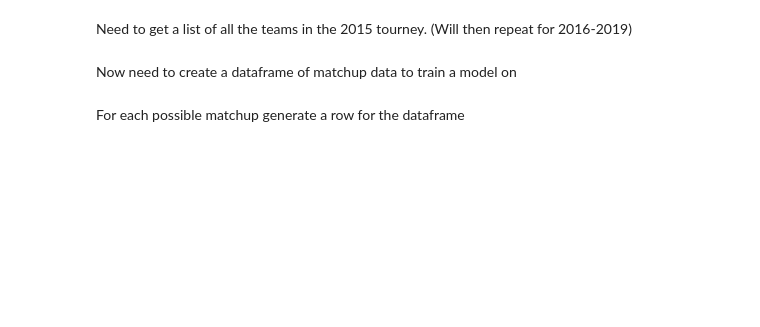
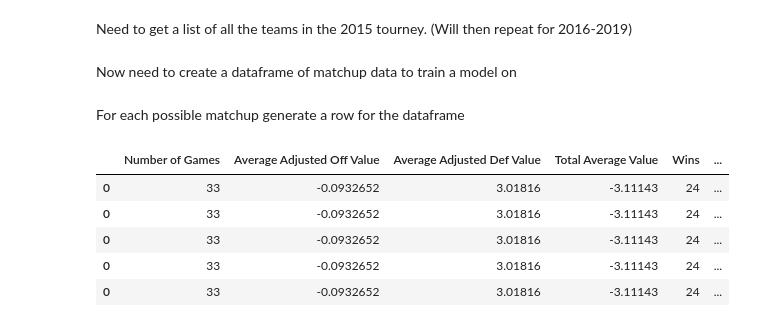
Before and after one commit to PeckJackson/kaggleProjects, a Jupyter notebook: NCAA Mens 2020/data/Untitled.ipynb, the cells around one changed output. Saved outputs shown, nothing was run; the diff lists cells and outputs as text; code cells hidden in the pictures; blank space fills up the shorter version.

```diff
--- a/NCAA Mens 2020/data/Untitled.ipynb
+++ b/NCAA Mens 2020/data/Untitled.ipynb
@@ -457,6 +676,7 @@ teams_2015 = list(set(teams_2015))
 Now need to create a dataframe of matchup data to train a model on
 # %%
 import itertools
+teams_2015.sort()
 # %%
 matchups = list(itertools.combinations(teams_2015,2))
 # %%
@@ -481,5 +701,7 @@ def matchup_data_gen(teamID_1, teamID_2, dataframe):
 # %% [markdown]
 For each possible matchup generate a row for the dataframe
 # %%
+df_2015_matchups = pd.DataFrame()
 for matchup in matchups:
     data = matchup_data_gen(matchup[0],matchup[1],df_all_2015)
+    df_2015_matchups = pd.concat([df_2015_matchups, data])
@@ -497,0 +708,9 @@ df_all_2015.loc[1248]
+# %%
+df_2015_matchups.head()
+# %% [output]
+|  | Number of Games | Average Adjusted Off Value | Average Adjusted Def Value | Total Average Value | Wins | ... |
+| 0 | 33 | -0.0932652 | 3.01816 | -3.11143 | 24 | ... |
+| 0 | 33 | -0.0932652 | 3.01816 | -3.11143 | 24 | ... |
+| 0 | 33 | -0.0932652 | 3.01816 | -3.11143 | 24 | ... |
+| 0 | 33 | -0.0932652 | 3.01816 | -3.11143 | 24 | ... |
+| 0 | 33 | -0.0932652 | 3.01816 | -3.11143 | 24 | ... |
```
Also changed, not shown: parts of 36 cells of this notebook.
